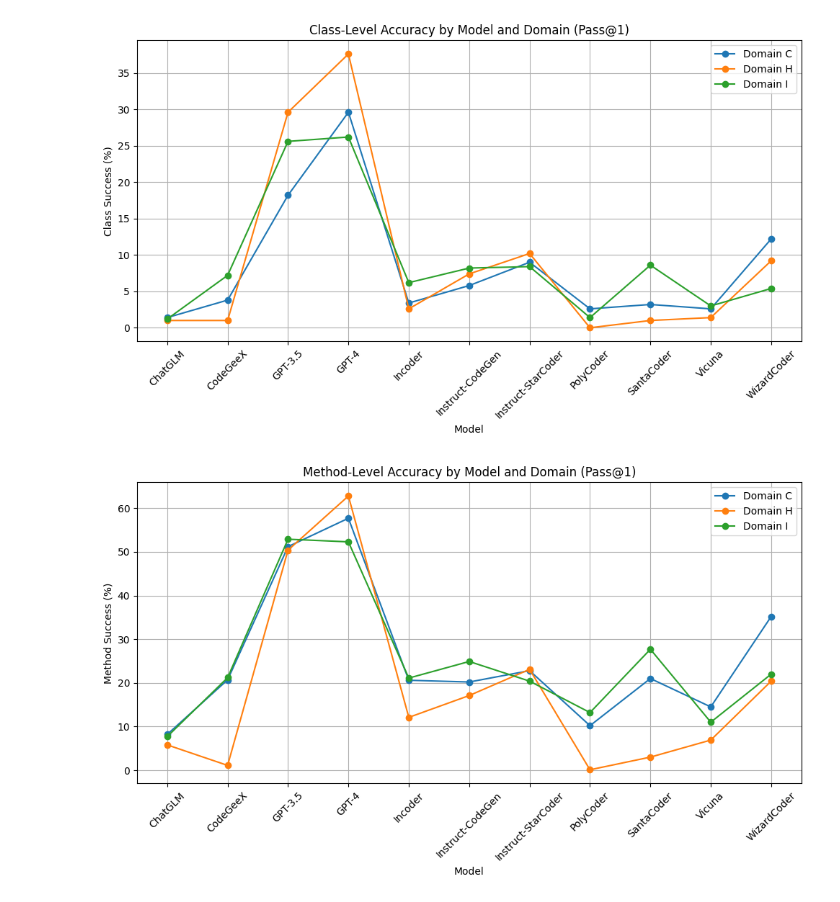
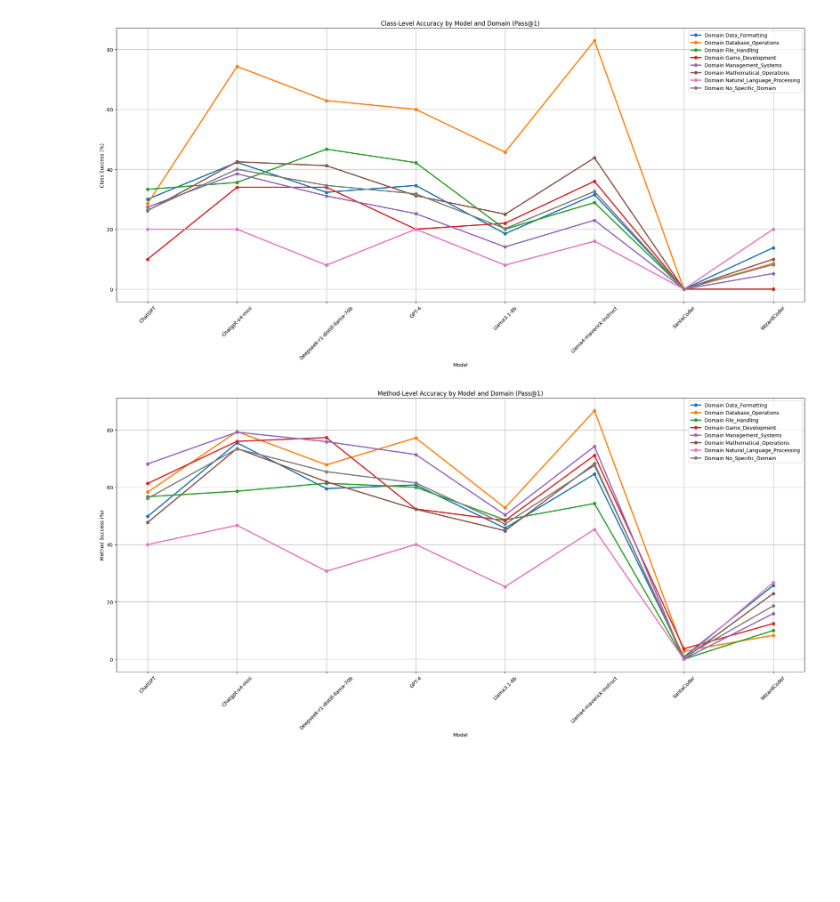
Before and after one commit to snigdhaghosh/CS540, a Jupyter notebook: graphs_script/all_plots.ipynb, the cells around one changed output. Cells and saved outputs as stored; diff of their text form; code cells hidden in the pictures; blank space fills up the shorter version.

Commit message:
final results

```diff
--- a/graphs_script/all_plots.ipynb
+++ b/graphs_script/all_plots.ipynb
@@ -74,21 +99,21 @@ import json
 import pandas as pd
 
 # === STEP 1: Provide JSON file path ===
-file_path = '/content/pass_at_k.json'  # <-- change this to your actual path
+file_path = 'pass_at_k_result.json'  # <-- change this to your actual path
 
 with open(file_path) as f:
     pass_k_data = json.load(f)
 
 # === STEP 2: Extract and pivot tables per domain ===
 def extract_pivoted_domain_tables(pass_k_data):
-    domain_data = {"C": [], "H": [], "I": []}
+    domain_data = {"Data_Formatting": [], "Database_Operations": [], "File_Handling": [], "Game_Development": [], "Management_Systems": [], "Mathematical_Operations": [], "Natural_Language_Processing": []}
 
     for pass_k in ["pass_1", "pass_3", "pass_5"]:
         k = pass_k.split("_")[1]
         for model_key, metrics in pass_k_data.get(pass_k, {}).items():
-            for suffix in ["_C", "_H", "_I"]:
+            for suffix in ["_Data_Formatting", "_Database_Operations", "_File_Handling", "_Game_Development", "_Management_Systems", "_Mathematical_Operations", "_Natural_Language_Processing"]:
                 if suffix in model_key:
-                    domain = suffix.strip("_")
+                    domain = suffix.strip('_')
                     model = model_key.replace(suffix, "").replace("(greedy)", "").strip()
                     break
             else:
@@ -118,6 +143,7 @@ def extract_pivoted_domain_tables(pass_k_data):
 pivoted_tables = extract_pivoted_domain_tables(pass_k_data)
 
 for domain, df in pivoted_tables.items():
-    print(f"\n📌 Domain {domain}")
+    name = "Domain = " + domain.replace("_", " ").title()
+    print(f"\n{name}")
     display(df)
 # %% [output]
@@ -195,36 +432,36 @@ def prepare_line_chart_data(domain_tables, metric="Class Success (%)"):
     domain_data = {}
     for domain, df in domain_tables.items():
         pivot = df[df["Pass@k"] == "pass_1"].pivot(index="Model", columns="Pass@k", values=metric)
         domain_data[domain] = pivot["pass_1"]
     return pd.DataFrame(domain_data).sort_index()
 
 # Line plot: Class-level
 class_df = prepare_line_chart_data(per_domain_tables, "Class Success (%)")
-plt.figure(figsize=(10, 6))
+plt.figure(figsize=(20, 10))
 for domain in class_df.columns:
-    plt.plot(class_df.index, class_df[domain], marker='o', label=f"Domain {domain}")
+    plt.plot(class_df.index, class_df[domain], marker='o', label=f"Domain {domain}", linewidth=2.5)
 plt.title("Class-Level Accuracy by Model and Domain (Pass@1)")
 plt.xlabel("Model")
 plt.ylabel("Class Success (%)")
 plt.xticks(rotation=45)
 plt.legend()
 plt.grid(True)
 plt.tight_layout()
 plt.show()
 
 # Line plot: Method-level
 method_df = prepare_line_chart_data(per_domain_tables, "Method Success (%)")
-plt.figure(figsize=(10, 6))
+plt.figure(figsize=(20, 10))
 for domain in method_df.columns:
-    plt.plot(method_df.index, method_df[domain], marker='o', label=f"Domain {domain}")
+    plt.plot(method_df.index, method_df[domain], marker='o', label=f"Domain {domain}", linewidth=2.5)
 plt.title("Method-Level Accuracy by Model and Domain (Pass@1)")
 plt.xlabel("Model")
 plt.ylabel("Method Success (%)")
 plt.xticks(rotation=45)
 plt.legend()
 plt.grid(True)
 plt.tight_layout()
 plt.show()
 # %% [output]
-[figure, old version]
+[figure, new version]
-[figure, old version]
+[figure, new version]
```
Also changed, not shown: parts of 5 cells of this notebook, 34 other files.
